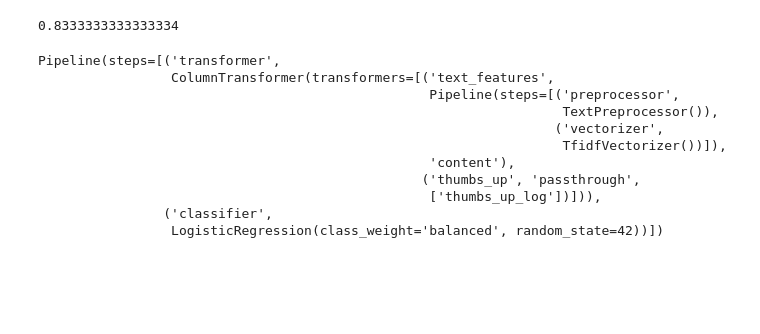
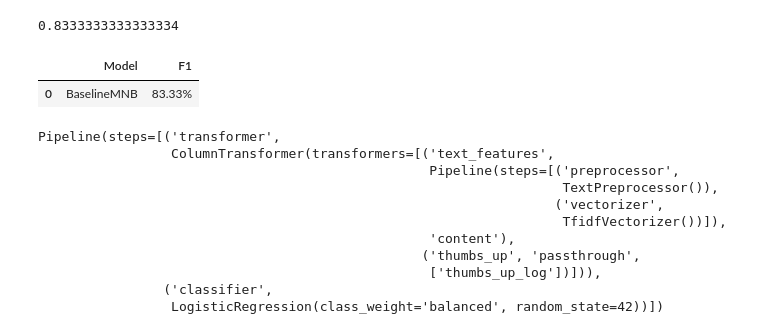
Before and after one commit to momopajamas/predicting_netflix_user_reviews, a Jupyter notebook: notebook.ipynb, the cells around one changed output. Cells and saved outputs as stored; diff of their text form; code cells hidden in the pictures; blank space fills up the shorter version.

```diff
--- a/notebook.ipynb
+++ b/notebook.ipynb
@@ -577,9 +583,16 @@ Pipeline(steps=[('transformer',
 # %%
 y_val_pred = baseline_pipeline.predict(X_val)
 
-f1_score(y_val, y_val_pred)
+baseline_f1 = f1_score(y_val, y_val_pred)
+
+baseline_f1
 # %% [output]
 0.8333333333333334
+# %%
+store_results('BaselineMNB', baseline_f1)
+# %% [output]
+|  | Model | F1 |
+| 0 | BaselineMNB | 83.33% |
 # %%
 logreg_pipeline.fit(X_train, y_train)
 # %% [output]
```
Also changed, not shown: parts of 12 cells of this notebook.
